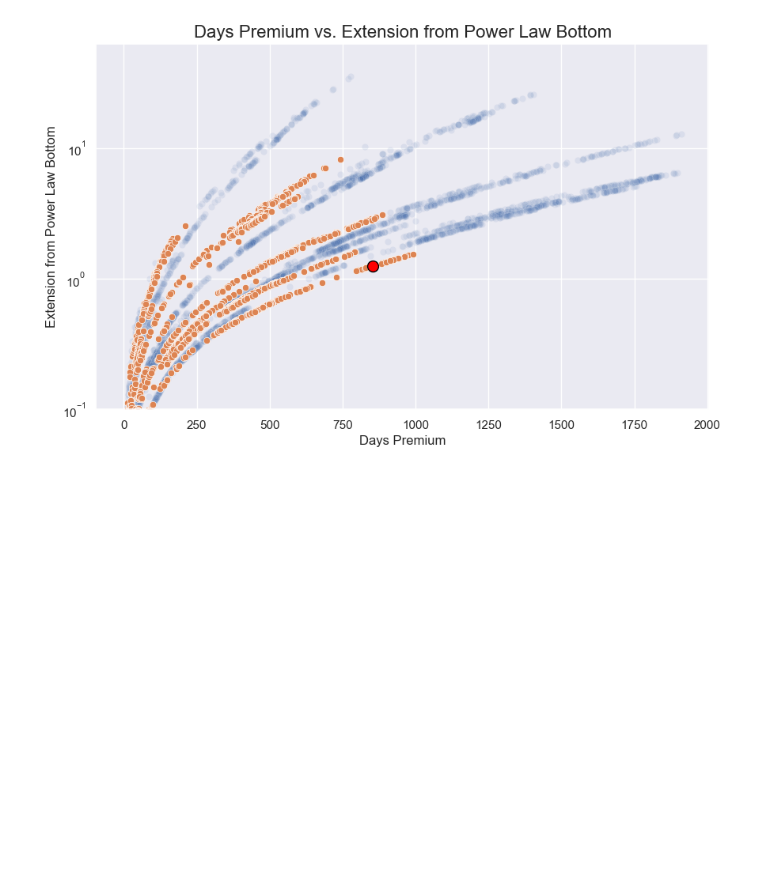
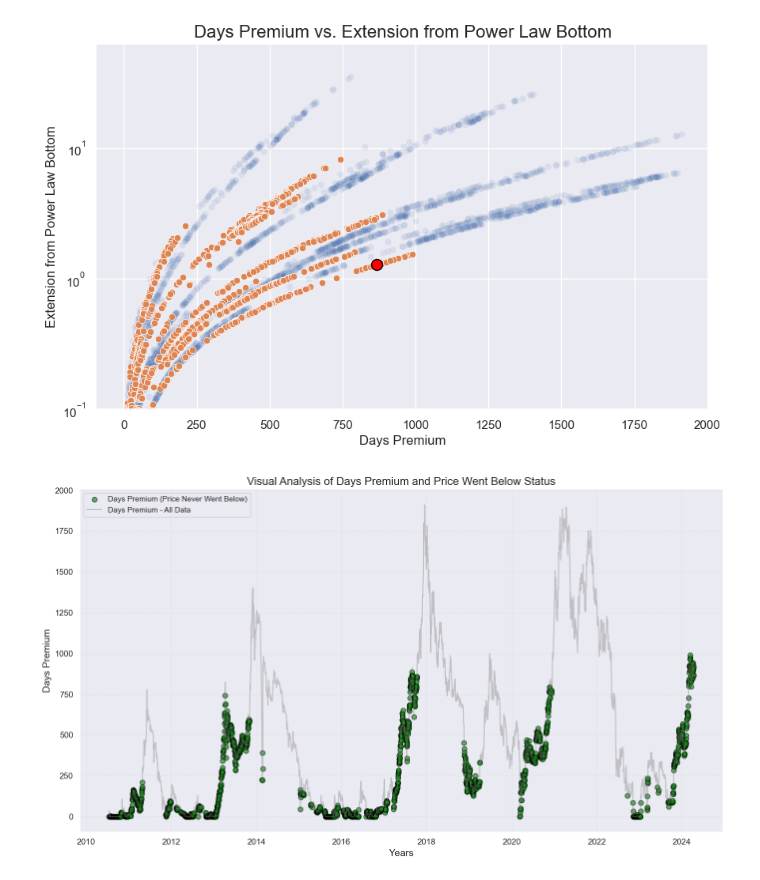
Before and after one commit to dakixr/isbtchot, a Jupyter notebook: notebooks/power_law.ipynb, the cells around one changed output. Drawn from its saved outputs; the diff is of its cells as text; code cells hidden in the pictures; blank space fills up the shorter version.

Commit message:
add days premium analysis

```diff
--- a/notebooks/power_law.ipynb
+++ b/notebooks/power_law.ipynb
@@ -224,3 +224,48 @@ plt.ylabel("Extension from Power Law Bottom", fontsize=12)
 plt.show()
 # %% [output]
 [figure]
+# %%
+# Assuming df is predefined and has been cleaned up as per your provided script
+df_cleaned = df.dropna(subset=["days_premium", "extension_from_power_law_bottom", "price_went_below"])
+price_went_below_false = df_cleaned[df_cleaned["price_went_below"] == False]
+
+plt.figure(figsize=(14, 8))  # Larger figure size for better visibility
+
+# Adjusting the opacity and edge color of the main data points
+plt.scatter(
+    price_went_below_false.index,
+    price_went_below_false['days_premium'],
+    label='Days Premium (Price Never Went Below)',
+    color='green',
+    edgecolor='black',
+    s=50,  # Smaller markers for a clearer view
+    alpha=0.6,  # Adjusting transparency for less dense appearance
+)
+
+# The main line plot for days premium with reduced opacity
+plt.plot(df.index, df['days_premium'], label='Days Premium - All Data', color='grey', alpha=0.4)
+
+# Adding labels with increased font size for better readability
+plt.xlabel('Years', fontsize=14)
+plt.ylabel('Days Premium', fontsize=14)
+
+# Adding a title with increased font size
+plt.title('Visual Analysis of Days Premium and Price Went Below Status', fontsize=16)
+
+# Adjust the tick parameters for better visibility
+plt.xticks(fontsize=12)
+plt.yticks(fontsize=12)
+
+# Enable grid, but make it lighter and less obtrusive
+plt.grid(True, which='both', linestyle='--', linewidth=0.5, color='gainsboro')
+
+# Opt for a tight layout to use space effectively
+plt.tight_layout()
+
+# Show the legend with an updated location to prevent blocking data points
+plt.legend(loc='upper left')
+
+# Show the plot
+plt.show()
+# %% [output]
+[figure, added]
```
Also changed, not shown: parts of 7 cells of this notebook, 1 other file.
